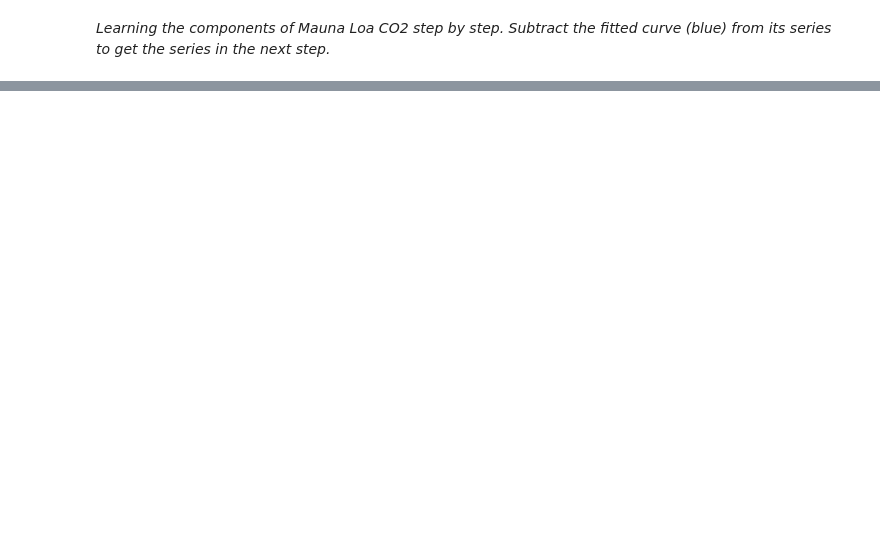
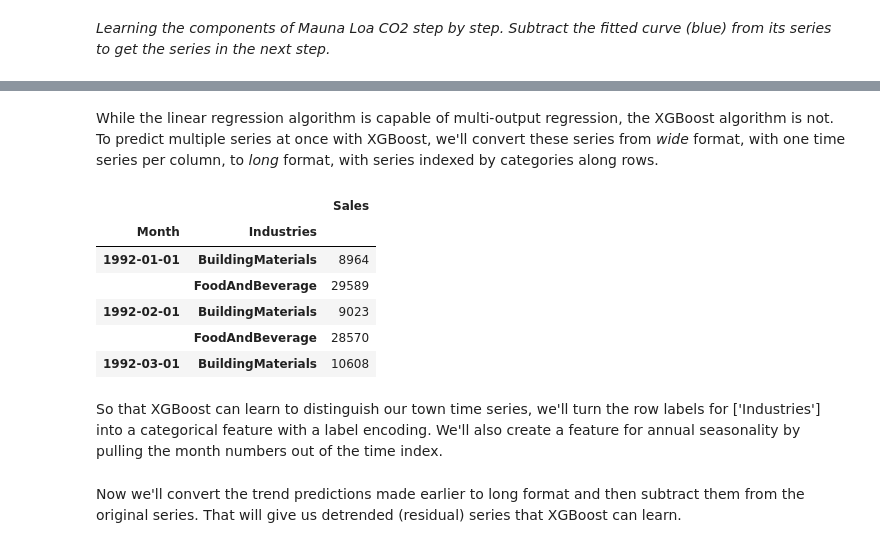
Before and after one commit to rfacey/SelfProjects, a Jupyter notebook: StudyMaterial/Kaggle/TimeSeries/05 Hybrid Models.ipynb, the cells around one changed output, grey strips where cells are left out. Drawn from its saved outputs; the diff is of its cells as text; code cells hidden in the pictures; blank space fills up the shorter version.

```diff
--- a/StudyMaterial/Kaggle/TimeSeries/05 Hybrid Models.ipynb
+++ b/StudyMaterial/Kaggle/TimeSeries/05 Hybrid Models.ipynb
@@ -28,0 +186,17 @@ We could imagine learning the components of a time series as an iterative proces
+# %% [markdown]
+While the linear regression algorithm is capable of multi-output regression, the XGBoost algorithm is not. To predict multiple series at once with XGBoost, we'll convert these series from *wide* format, with one time series per column, to *long* format, with series indexed by categories along rows.
+# %%
+# The `stack` method converts column labels to row labels, pivoting from wide format to long
+X = retail.stack()  # pivot dataset wide to long
+display(X.head())
+y = X.pop('Sales')  # grab target series
+# %% [output]
+|  |  | Sales |
+| Month | Industries |  |
+| 1992-01-01 | BuildingMaterials | 8964 |
+|  | FoodAndBeverage | 29589 |
+| 1992-02-01 | BuildingMaterials | 9023 |
+|  | FoodAndBeverage | 28570 |
+| 1992-03-01 | BuildingMaterials | 10608 |
+# %% [markdown]
+So that XGBoost can learn to distinguish our town time series, we'll turn the row labels for ['Industries'] into a categorical feature with a label encoding. We'll also create a feature for annual seasonality by pulling the month numbers out of the time index.
@@ -28,0 +216,2 @@ We could imagine learning the components of a time series as an iterative proces
+# %% [markdown]
+Now we'll convert the trend predictions made earlier to long format and then subtract them from the original series. That will give us detrended (residual) series that XGBoost can learn.
```
Also changed, not shown: parts of 13 cells of this notebook, 1 other file.
